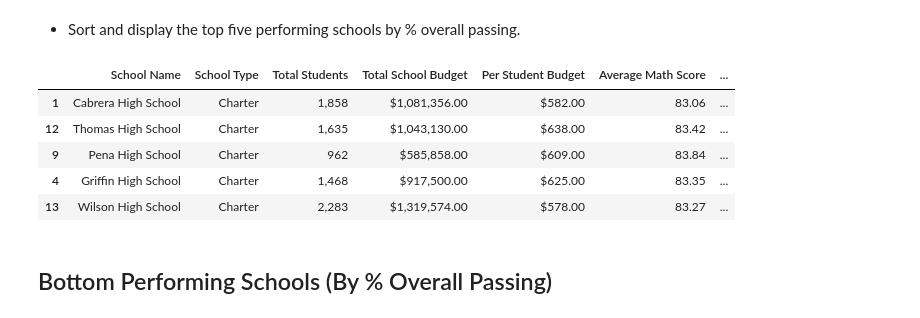
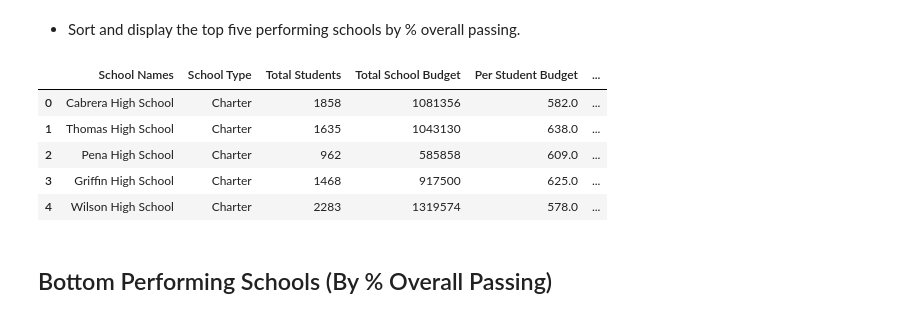
Before and after one commit to margoterudy/pandas-challenge, a Jupyter notebook: PyCitySchools/PyCitySchools_starter.ipynb, the cells around one changed output. Drawn from its saved outputs; the diff is of its cells as text; code cells hidden in the pictures.

```diff
--- a/PyCitySchools/PyCitySchools_starter.ipynb
+++ b/PyCitySchools/PyCitySchools_starter.ipynb
@@ -137,39 +137,39 @@ school_names = school_data_complete.school_name.sort_values().unique()
 
 school_types = school_data.sort_values(by="school_name").type
 
-total_school_students = list(school_summary.student_name.count())
+school_total_students = list(school_summary.student_name.count())
 
 school_budget = list(school_summary.budget.mean())
 
-per_student_budget = [i/j for i,j in zip(school_budget,school_total_students)]
+school_per_student_budget = [i/j for i,j in zip(school_budget,school_total_students)]
 
-avg_math_score = list(school_summary.math_score.mean())
+school_avg_math_score = list(school_summary.math_score.mean())
 
-avg_reading_score = list(school_summary.reading_score.mean())
+school_avg_reading_score = list(school_summary.reading_score.mean())
 # %%
 # Calculate passing percentages
 school_summary = school_data_complete[school_data_complete['math_score'] >= 70].groupby(['school_name'])
 
-percent_passing_math = [(i/j)*100 for i,j in zip(school_summary.math_score.count(),school_total_students)]
+school_percent_passing_math = [(i/j)*100 for i,j in zip(school_summary.math_score.count(),school_total_students)]
 
 school_summary = school_data_complete[school_data_complete['reading_score'] >= 70].groupby(['school_name'])
 
-passing_reading = [(i/j)*100 for i,j in zip(school_summary.reading_score.count(),school_total_students)]
+school_percent_passing_reading = [(i/j)*100 for i,j in zip(school_summary.reading_score.count(),school_total_students)]
 
-percent_overall_passing = [(i+j)/2 for i,j in zip(school_percent_passing_math,school_percent_passing_reading)]
+school_overall_passing = [(i+j)/2 for i,j in zip(school_pct_passing_math,school_pct_passing_reading)]
 # %%
 #Dataframe to hold results
 school_summary_df = pd.DataFrame({"School Names":school_names,
-                                 "School Type": school_types,
-                                 "Total Students":total_school_students,
-                                 "Total School Budget":school_budget,
-                                 "Per Student Budget":per_student_budget,
-                                 "Average Math Score":avg_math_score,
-                                 "Average Reading Score":avg_reading_score,
-                                  "% Passing Math":percent_passing_math,
-                                  "% Passing Reading":passing_reading,
-                                  "% Overall Passing":percent_overall_passing
-                                 })
+                                  "School Type":school_types,
+                                  "Total Students":school_total_students,
+                                  "Total School Budget":school_budget,
+                                  "Per Student Budget":school_per_student_budget,
+                                  "Average Math Score":school_avg_math_score,
+                                  "Average Reading Score":school_avg_reading_score,
+                                  "% Passing Math":school_pct_passing_math,
+                                  "% Passing Reading":school_pct_passing_reading,
+                                  "Overall Passing Rate":school_overall_passing})
+
 school_summary_df = school_summary_df.reset_index(drop=True)
 school_summary_df
 # %% [output]
@@ -195,15 +195,15 @@ school_summary_df
 * Sort and display the top five performing schools by % overall passing.
 # %%
 #sort and display top 5 schools by % overall passing
-top_five_schools = school_summary_dataframe.sort_values(["% Overall Passing Rate"], ascending=False)
-top_five_schools.head()
+top_five = school_summary_df.sort_values(by='Overall Passing Rate', ascending=False).head(5).reset_index(drop=True)
+top_five
 # %% [output]
-|  | School Name | School Type | Total Students | Total School Budget | Per Student Budget | Average Math Score | ... |
-| 1 | Cabrera High School | Charter | 1,858 | $1,081,356.00 | $582.00 | 83.06 | ... |
-| 12 | Thomas High School | Charter | 1,635 | $1,043,130.00 | $638.00 | 83.42 | ... |
-| 9 | Pena High School | Charter | 962 | $585,858.00 | $609.00 | 83.84 | ... |
-| 4 | Griffin High School | Charter | 1,468 | $917,500.00 | $625.00 | 83.35 | ... |
-| 13 | Wilson High School | Charter | 2,283 | $1,319,574.00 | $578.00 | 83.27 | ... |
+|  | School Names | School Type | Total Students | Total School Budget | Per Student Budget | ... |
+| 0 | Cabrera High School | Charter | 1858 | 1081356 | 582.0 | ... |
+| 1 | Thomas High School | Charter | 1635 | 1043130 | 638.0 | ... |
+| 2 | Pena High School | Charter | 962 | 585858 | 609.0 | ... |
+| 3 | Griffin High School | Charter | 1468 | 917500 | 625.0 | ... |
+| 4 | Wilson High School | Charter | 2283 | 1319574 | 578.0 | ... |
 # %% [markdown]
 ## Bottom Performing Schools (By % Overall Passing)
 # %% [markdown]
```
Also changed, not shown: parts of 7 cells of this notebook.
